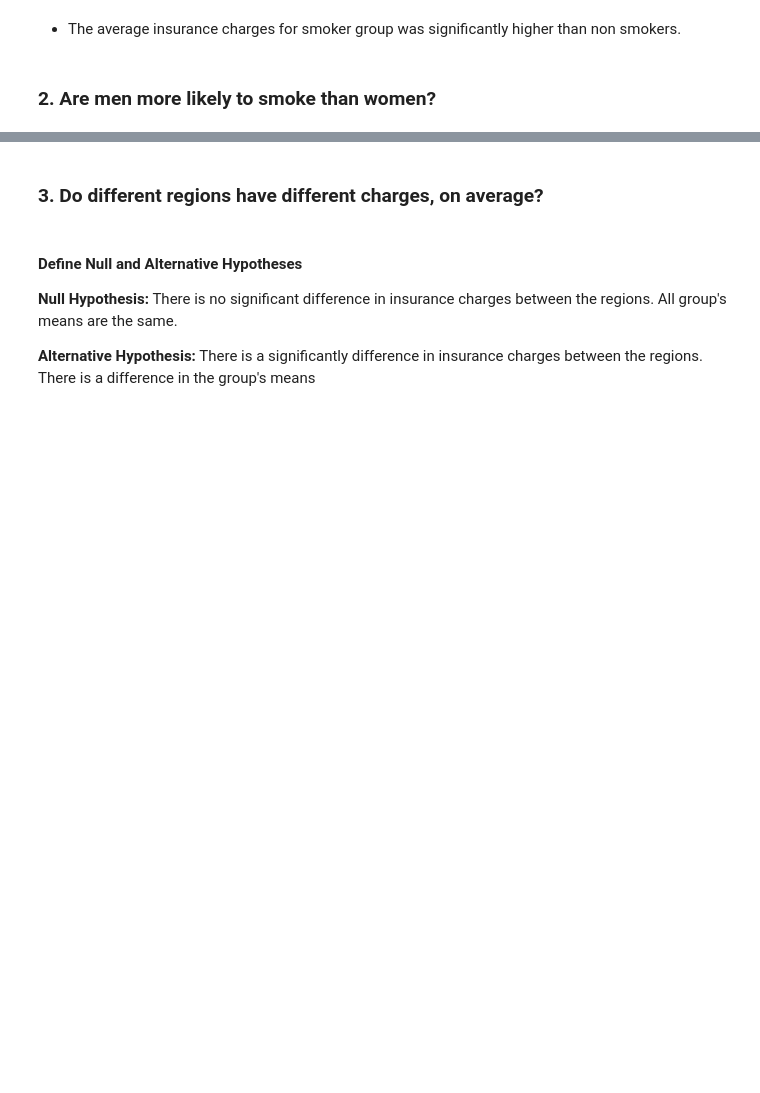
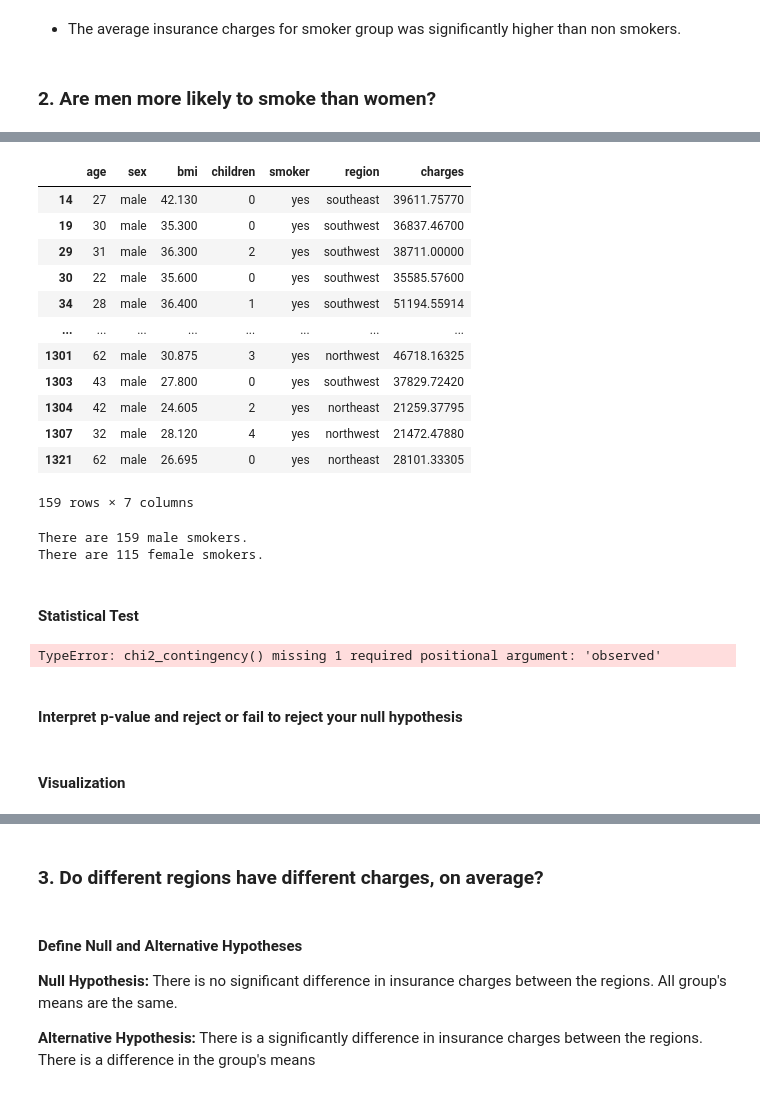
Before and after one commit to Mhoover41/Hypothesis-Testing-with-Insurance-Data--Core-, a Jupyter notebook: Hypothesis Testing with Insurance Data (Core).ipynb, the cells around one changed output, grey strips where cells are left out. Cells and saved outputs as stored; diff of their text form; code cells hidden in the pictures; blank space fills up the shorter version.

```diff
--- a/Hypothesis Testing with Insurance Data (Core).ipynb
+++ b/Hypothesis Testing with Insurance Data (Core).ipynb
@@ -270,0 +332,36 @@ Define Null and Alternative Hypotheses
+# %%
+male_smoker = male_df.loc[male_df['smoker']=='yes']
+male_smoker
+# %% [output]
+|  | age | sex | bmi | children | smoker | region | charges |
+| 14 | 27 | male | 42.130 | 0 | yes | southeast | 39611.75770 |
+| 19 | 30 | male | 35.300 | 0 | yes | southwest | 36837.46700 |
+| 29 | 31 | male | 36.300 | 2 | yes | southwest | 38711.00000 |
+| 30 | 22 | male | 35.600 | 0 | yes | southwest | 35585.57600 |
+| 34 | 28 | male | 36.400 | 1 | yes | southwest | 51194.55914 |
+| ... | ... | ... | ... | ... | ... | ... | ... |
+| 1301 | 62 | male | 30.875 | 3 | yes | northwest | 46718.16325 |
+| 1303 | 43 | male | 27.800 | 0 | yes | southwest | 37829.72420 |
+| 1304 | 42 | male | 24.605 | 2 | yes | northeast | 21259.37795 |
+| 1307 | 32 | male | 28.120 | 4 | yes | northwest | 21472.47880 |
+| 1321 | 62 | male | 26.695 | 0 | yes | northeast | 28101.33305 |
+159 rows × 7 columns
+# %%
+print(f"There are {len(male_smoker)} male smokers.")
+print(f"There are {len(female_smoker)} female smokers.")
+# %% [output]
+There are 159 male smokers.
+There are 115 female smokers.
+# %% [markdown]
+#### Statistical Test
+# %%
+info= [[male_smoker],[female_smoker]]
+result = stats.chi2_contingency()
+print(result)
+result.pvalue < .05
+# %% [output]
+TypeError: chi2_contingency() missing 1 required positional argument: 'observed'
+# %% [markdown]
+#### Interpret p-value and reject or fail to reject your null hypothesis
+# %% [markdown]
+#### Visualization
```
Also changed, not shown: parts of 10 cells of this notebook.
